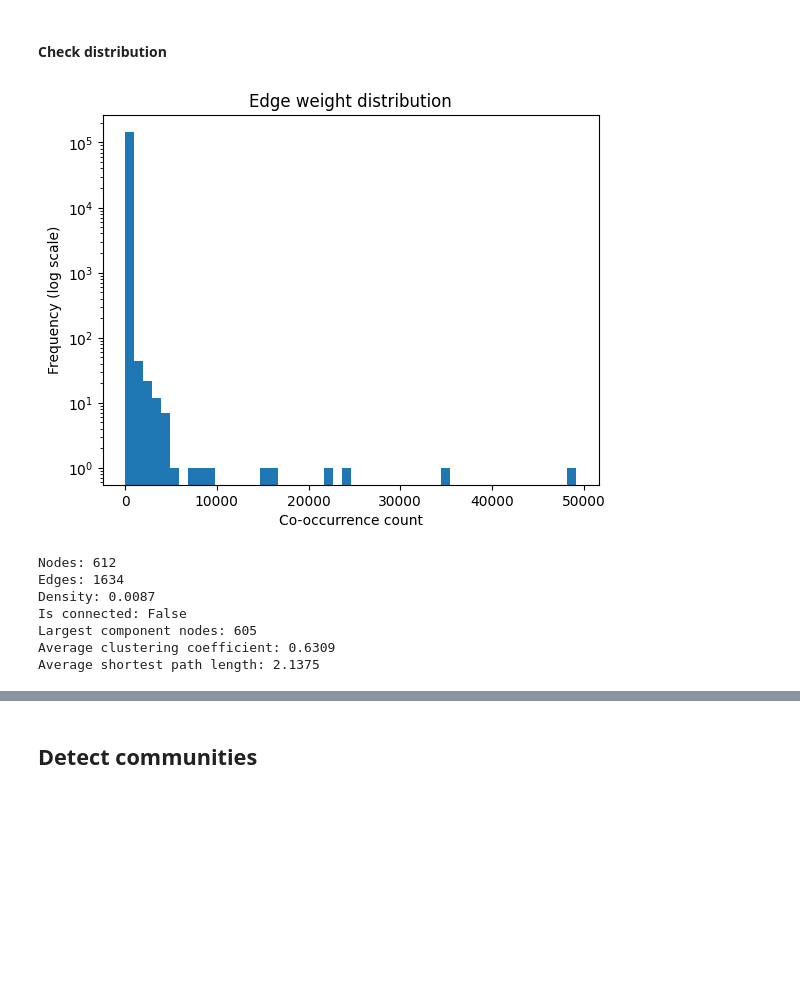
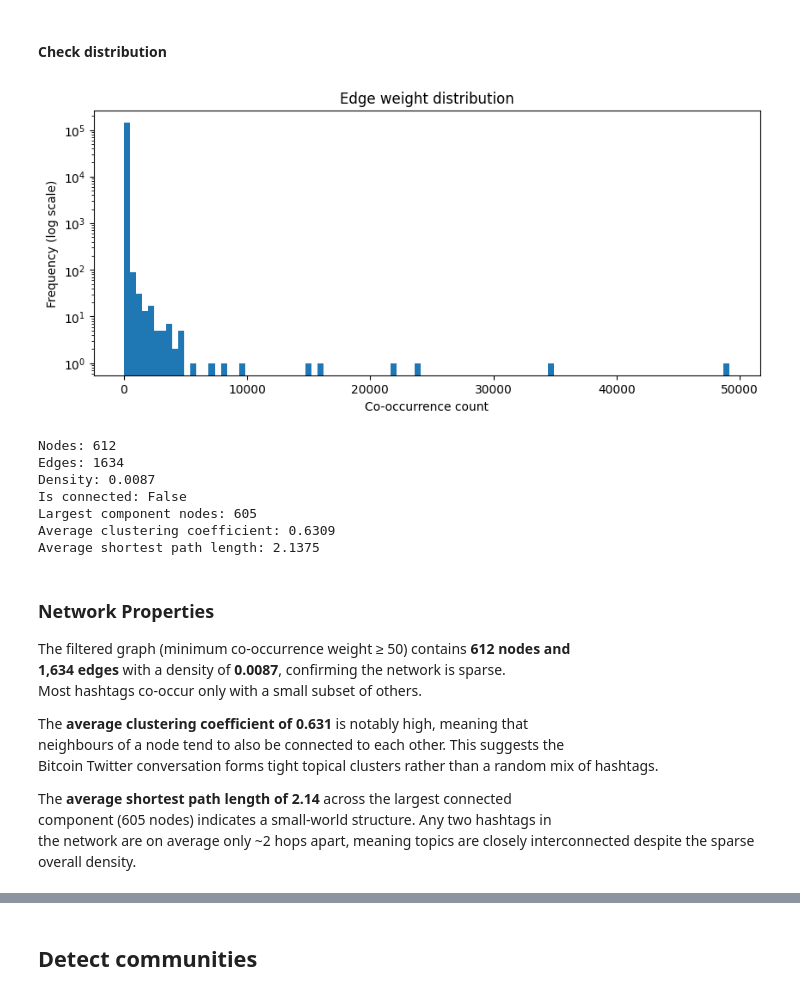
Before and after one commit to badyy8/Assignment_2_social_media_analysis, a Jupyter notebook: 01_data_network.ipynb, the cells around one changed output, grey strips where cells are left out. Saved outputs shown, nothing was run; the diff lists cells and outputs as text; code cells hidden in the pictures; blank space fills up the shorter version.

Commit message:
Network analysis done
Co-authored-by: Copilot <copilot@github.com>

```diff
--- a/01_data_network.ipynb
+++ b/01_data_network.ipynb
@@ -250,0 +305,25 @@ Top 10 pairs: [(('bitcoin', 'btc'), 49190), (('bitcoin', 'crypto'), 34730), (('b
+# %%
+df_co = (
+    df[df["hashtag_list"].apply(len) >= 2]
+    .assign(pairs=lambda x: x["hashtag_list"].apply(
+        lambda tags: list(combinations(sorted(set(tags)), 2))
+    ))
+    .explode("pairs")
+    .dropna(subset=["pairs"])
+)
+
+co_occurrences = (
+    df_co
+    .assign(tag1=df_co["pairs"].apply(lambda p: p[0]),
+            tag2=df_co["pairs"].apply(lambda p: p[1]))
+    .groupby(["tag1", "tag2"])
+    .size()
+    .reset_index(name="weight")
+    .sort_values("weight", ascending=False)
+    .reset_index(drop=True)
+)
+
+print(f"Tweets with 2+ hashtags: {(df['hashtag_list'].apply(len) >= 2).sum():,}")
+print(f"Unique co-occurrence pairs: {len(co_occurrences):,}")
+print("\nTop 10 pairs:")
+co_occurrences.head(10)
@@ -251,18 +346,14 @@ Top 10 pairs: [(('bitcoin', 'btc'), 49190), (('bitcoin', 'crypto'), 34730), (('b
 # %% [markdown]
 #### Check distribution
 # %%
-import matplotlib.pyplot as plt
-
-weights = list(co_occurrences.values()) # count of co occurences
-plt.hist(weights, bins=50, log=True)
-plt.xlabel('Co-occurrence count')
-plt.ylabel('Frequency (log scale)')
-plt.title('Edge weight distribution')
+plt.figure(figsize=(10, 4))
+plt.hist(co_occurrences["weight"], bins=100, log=True)
+plt.xlabel("Co-occurrence count")
+plt.ylabel("Frequency (log scale)")
+plt.title("Edge weight distribution")
 plt.show()
-
-MIN_WEIGHT = 50  # pairs that co-occurred at least 50 times
 # %% [output]
-[figure, old version]
+[figure, new version]
 # %%
 import networkx as nx
 
@@ -290,6 +380,22 @@ Is connected: False
 Largest component nodes: 605
 Average clustering coefficient: 0.6309
 Average shortest path length: 2.1375
+# %% [markdown]
+### Network Properties
+
+The filtered graph (minimum co-occurrence weight ≥ 50) contains **612 nodes and \
+1,634 edges** with a density of **0.0087**, confirming the network is sparse.\
+Most hashtags co-occur only with a small subset of others.
+
+The **average clustering coefficient of 0.631** is notably high, meaning that\
+neighbours of a node tend to also be connected to each other. This suggests the\
+Bitcoin Twitter conversation forms tight topical clusters rather than a random
+mix of hashtags.
+
+The **average shortest path length of 2.14** across the largest connected\
+component (605 nodes) indicates a small-world structure. Any two hashtags in\
+the network are on average only ~2 hops apart, meaning topics are closely
+interconnected despite the sparse overall density.
 # %%
 # Degree centrality: how many connections does each hashtag have
 degree_cent = nx.degree_centrality(G_main)
```
Also changed, not shown: parts of 50 cells of this notebook, 3 other files.
